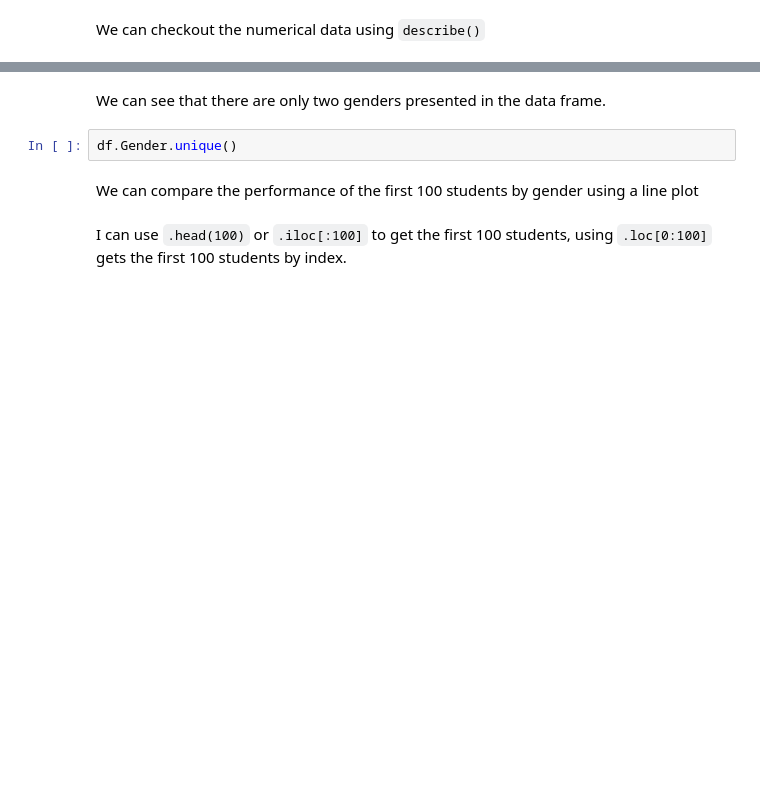
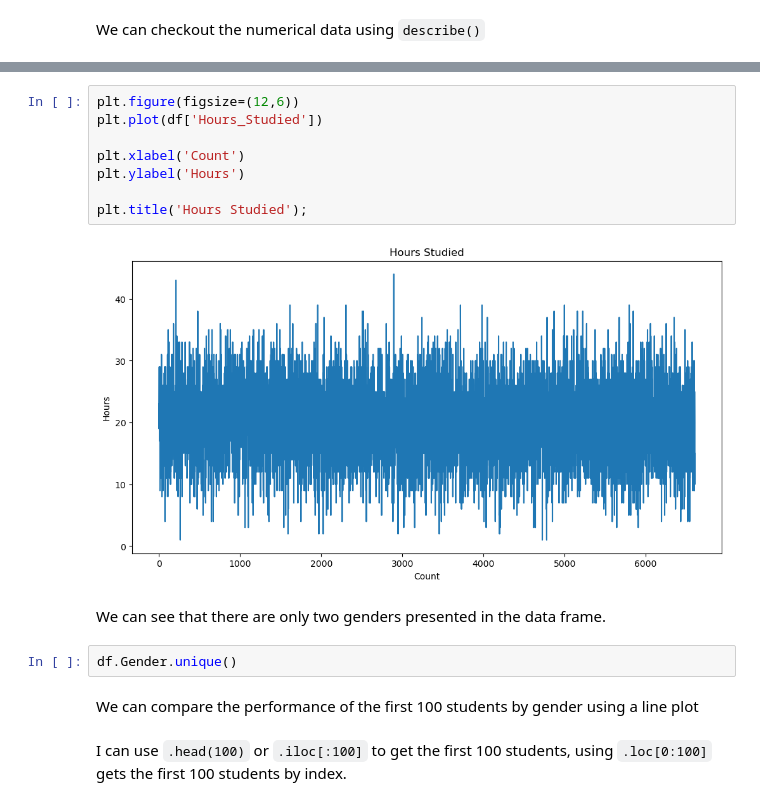
Before and after one commit to geff-ghost/studentPerformance, a Jupyter notebook: studentPerformance.ipynb, the cells around one changed output, grey strips where cells are left out. Drawn from its saved outputs; the diff is of its cells as text; blank space fills up the shorter version.

Commit message:
Hours Studied Line Plot

```diff
--- a/studentPerformance.ipynb
+++ b/studentPerformance.ipynb
@@ -28,3 +93,13 @@ df.columns
+# %%
+plt.figure(figsize=(12,6))
+plt.plot(df['Hours_Studied'])
+
+plt.xlabel('Count')
+plt.ylabel('Hours')
+
+plt.title('Hours Studied');
+# %% [output]
+[figure, added]
 # %% [markdown]
 We can see that there are only two genders presented in the data frame.
 # %%
```
Also changed, not shown: parts of 7 cells of this notebook.
